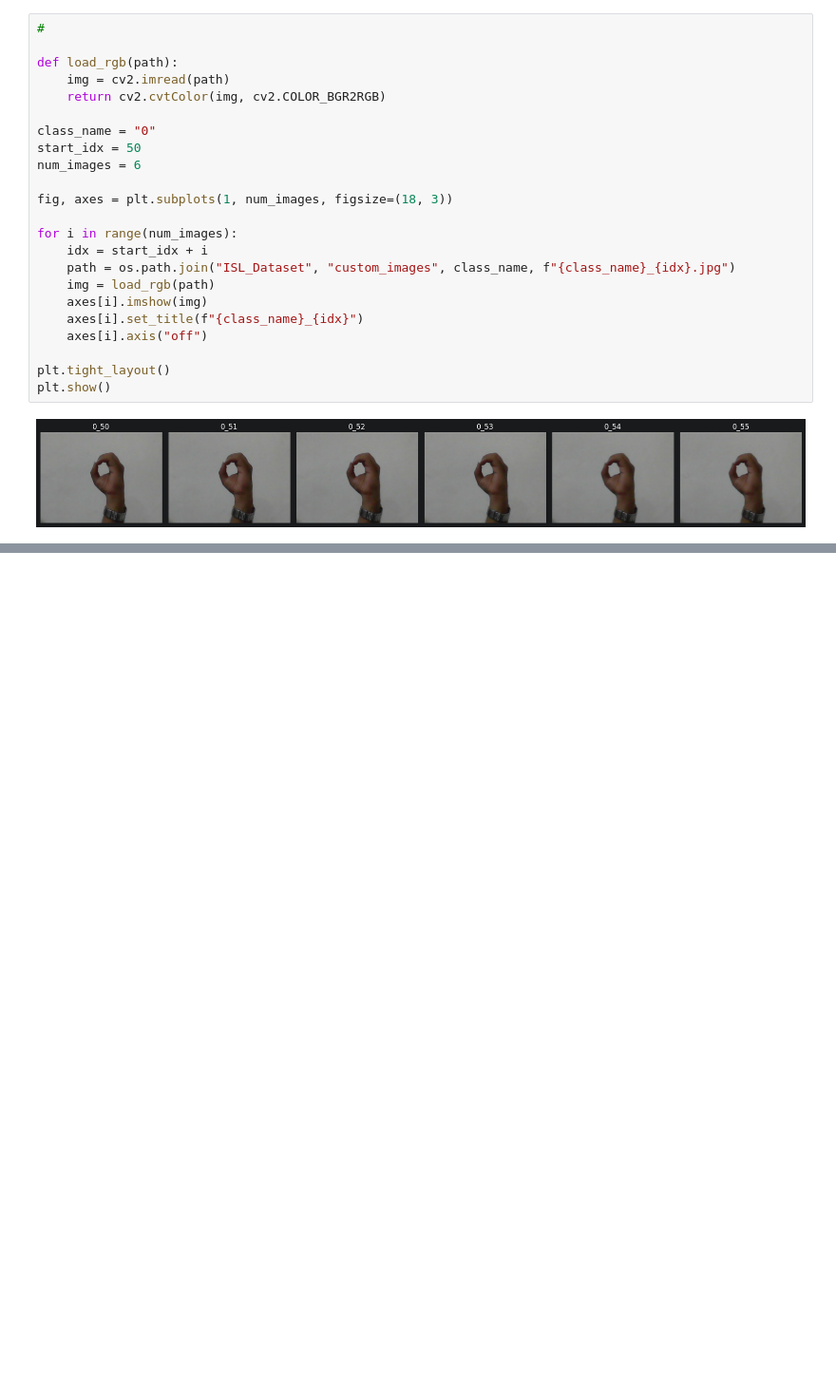
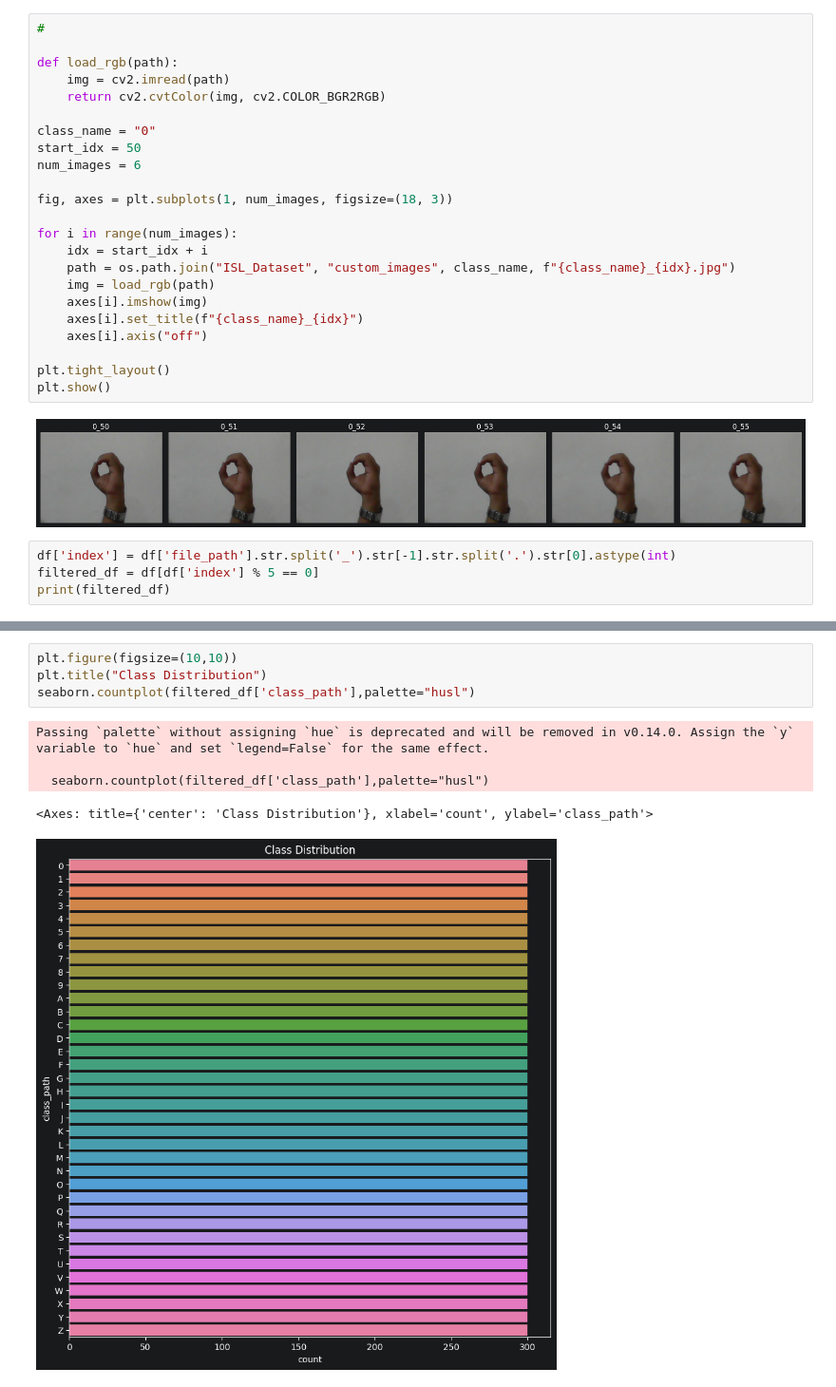
Before and after one commit to aviksarkar0204-stack/AI_Lab_Project, a Jupyter notebook: 01_Data_Exploration_new.ipynb, the cells around one changed output, grey strips where cells are left out. Shown at 95% size. Cells and saved outputs as stored; diff of their text form; blank space fills up the shorter version.

Commit message:
Add filtered dataset creation and class distribution visualization in 01_Data_Exploration_new notebook

```diff
--- a/01_Data_Exploration_new.ipynb
+++ b/01_Data_Exploration_new.ipynb
@@ -397,3 +397,7 @@ plt.tight_layout()
 plt.show()
 # %% [output]
 [figure]
+# %%
+df['index'] = df['file_path'].str.split('_').str[-1].str.split('.').str[0].astype(int)
+filtered_df = df[df['index'] % 5 == 0]
+print(filtered_df)
@@ -399,0 +439,10 @@ plt.show()
+# %%
+plt.figure(figsize=(10,10))
+plt.title("Class Distribution")
+seaborn.countplot(filtered_df['class_path'],palette="husl")
+# %% [output]
+Passing `palette` without assigning `hue` is deprecated and will be removed in v0.14.0. Assign the `y` variable to `hue` and set `legend=False` for the same effect.
+
+  seaborn.countplot(filtered_df['class_path'],palette="husl")
+<Axes: title={'center': 'Class Distribution'}, xlabel='count', ylabel='class_path'>
+[figure, added]
```
Also changed, not shown: parts of 2 cells of this notebook.
